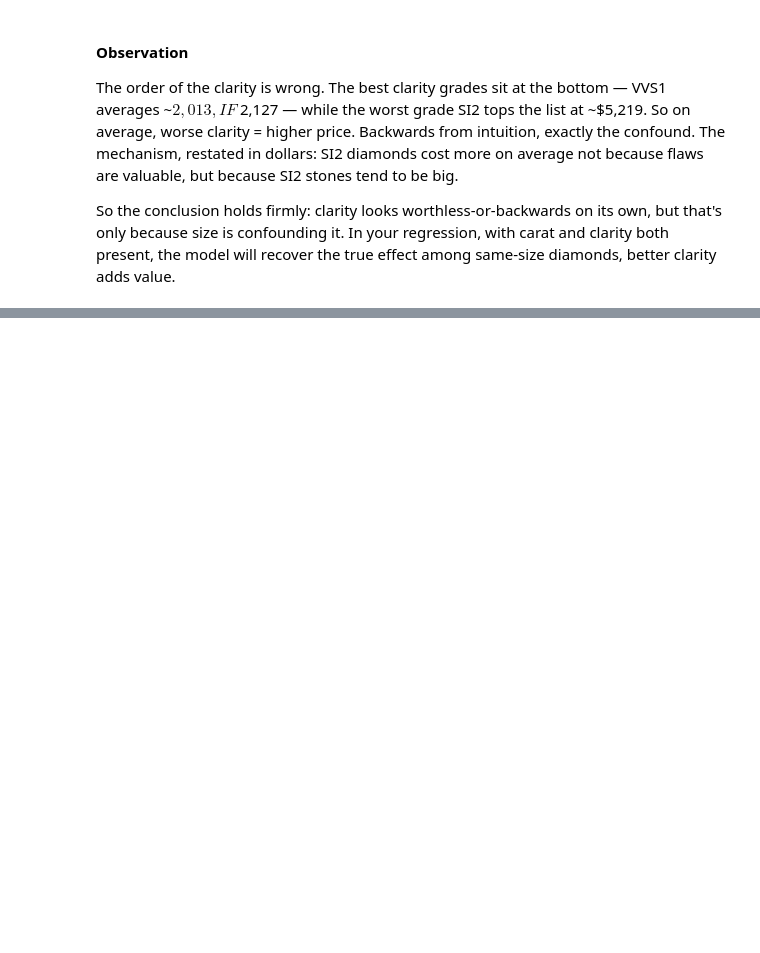
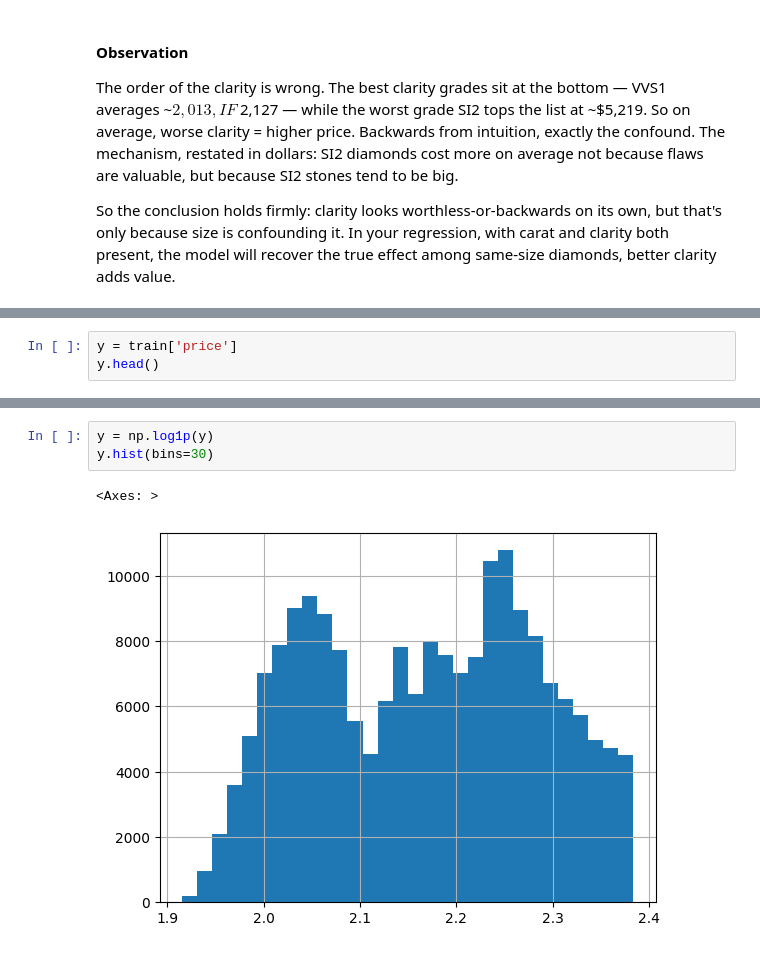
Before and after one commit to samrat-rm/Brain-Cache, a Jupyter notebook: kaggle_notes/Gemstone_Linear_Regression.ipynb, the cells around one changed output, grey strips where cells are left out. Saved outputs shown, nothing was run; the diff lists cells and outputs as text; blank space fills up the shorter version.

```diff
--- a/kaggle_notes/Gemstone_Linear_Regression.ipynb
+++ b/kaggle_notes/Gemstone_Linear_Regression.ipynb
@@ -480,0 +570,3 @@ So the conclusion holds firmly: clarity looks worthless-or-backwards on its own,
+# %%
+y = train['price']
+y.head()
@@ -481 +585,7 @@ So the conclusion holds firmly: clarity looks worthless-or-backwards on its own,
+# %%
+y = np.log1p(y)
+y.hist(bins=30)
+# %% [output]
+<Axes: >
+[figure, added]
 # %% [markdown]
```
Also changed, not shown: parts of 27 cells of this notebook.
